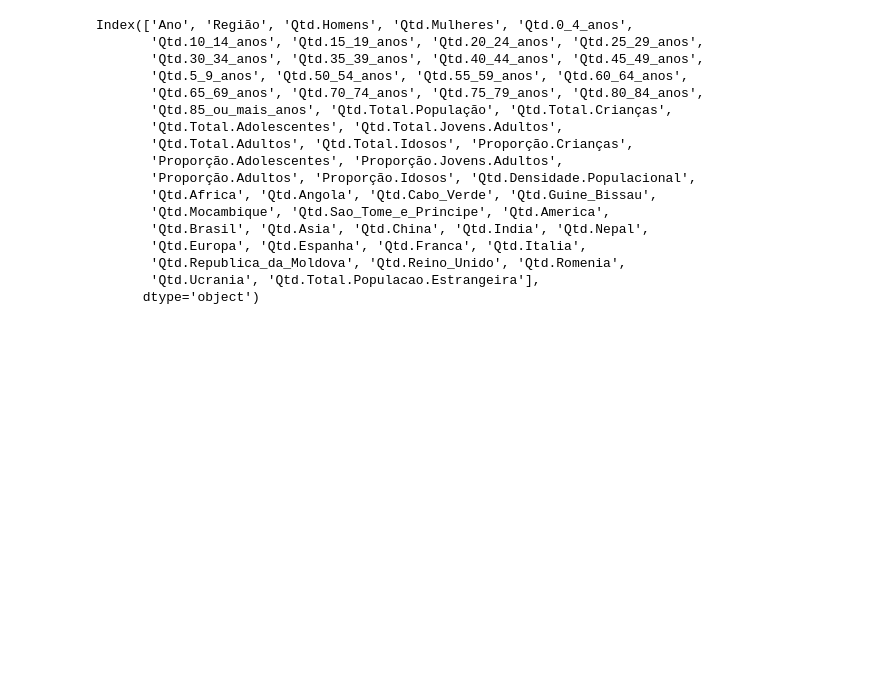
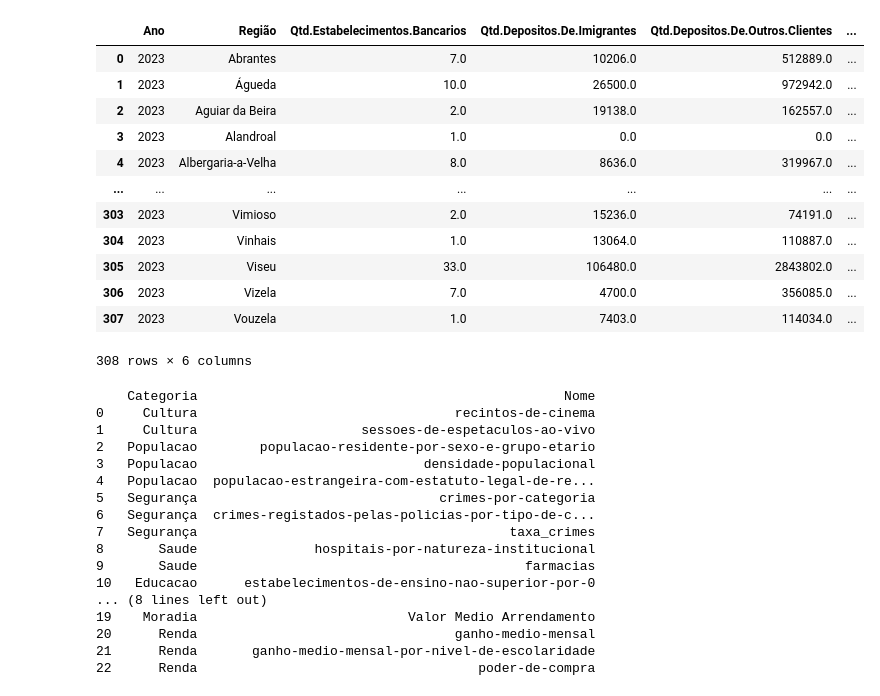
Before and after one commit to johnosd/MPAlugueisLisboa, a Jupyter notebook: src/PordataPt/PorData_Process.ipynb, the cells around one changed output. Cells and saved outputs as stored; diff of their text form; code cells hidden in the pictures; blank space fills up the shorter version.

Commit message:
add econ

```diff
--- a/src/PordataPt/PorData_Process.ipynb
+++ b/src/PordataPt/PorData_Process.ipynb
@@ -1239,20 +1225,61 @@ df_populacao = pd.merge(df_populacao_, df_populacao_estrangeira, on=['Ano', 'Reg
+# %%
+# Ecomonia
+
+df_econ_depositos = find_df_by_name(dfs,'depositos-de-clientes-nos-bancos-caixas-economicas-e')
+df_econ_bancos = find_df_by_name(dfs,'estabelecimentos-de-bancos-caixas-economicas-e-caixas')
+
+df_econ_bancos = df_econ_bancos.rename(columns={'Valor': 'Qtd.Estabelecimentos.Bancarios'})
+df_econ_bancos.drop(columns=['Âmbito Geográfico','07. Escala'],inplace=True)
+
+df_econ_depositos = df_econ_depositos.rename(
+    columns={
+        'De emigrantes': 'Qtd.Depositos.De.Imigrantes',
+        'De outros clientes':'Qtd.Depositos.De.Outros.Clientes',
+        'Total': 'Qtd.Total.Depositos'
+    }
+)
+
+df_economia = pd.merge(df_econ_bancos, df_econ_depositos, on=['Região'], how='left')
+df_economia.drop(columns=['Ano_y'],inplace=True)
+df_economia.rename(columns={'Ano_x':'Ano'},inplace=True)
+# %%
+df_economia
+# %% [output]
+|  | Ano | Região | Qtd.Estabelecimentos.Bancarios | Qtd.Depositos.De.Imigrantes | Qtd.Depositos.De.Outros.Clientes | ... |
+| 0 | 2023 | Abrantes | 7.0 | 10206.0 | 512889.0 | ... |
+| 1 | 2023 | Águeda | 10.0 | 26500.0 | 972942.0 | ... |
+| 2 | 2023 | Aguiar da Beira | 2.0 | 19138.0 | 162557.0 | ... |
+| 3 | 2023 | Alandroal | 1.0 | 0.0 | 0.0 | ... |
+| 4 | 2023 | Albergaria-a-Velha | 8.0 | 8636.0 | 319967.0 | ... |
+| ... | ... | ... | ... | ... | ... | ... |
+| 303 | 2023 | Vimioso | 2.0 | 15236.0 | 74191.0 | ... |
+| 304 | 2023 | Vinhais | 1.0 | 13064.0 | 110887.0 | ... |
+| 305 | 2023 | Viseu | 33.0 | 106480.0 | 2843802.0 | ... |
+| 306 | 2023 | Vizela | 7.0 | 4700.0 | 356085.0 | ... |
+| 307 | 2023 | Vouzela | 1.0 | 7403.0 | 114034.0 | ... |
+308 rows × 6 columns
 # %%
-df_populacao.columns
+df_lista = pd.DataFrame([
+    {'Categoria': item['Categoria'], 'Nome': item['df_name']}
+    for item in dfs
+])
+
+print(df_lista)
 # %% [output]
-Index(['Ano', 'Região', 'Qtd.Homens', 'Qtd.Mulheres', 'Qtd.0_4_anos',
-       'Qtd.10_14_anos', 'Qtd.15_19_anos', 'Qtd.20_24_anos', 'Qtd.25_29_anos',
-       'Qtd.30_34_anos', 'Qtd.35_39_anos', 'Qtd.40_44_anos', 'Qtd.45_49_anos',
-       'Qtd.5_9_anos', 'Qtd.50_54_anos', 'Qtd.55_59_anos', 'Qtd.60_64_anos',
-       'Qtd.65_69_anos', 'Qtd.70_74_anos', 'Qtd.75_79_anos', 'Qtd.80_84_anos',
-       'Qtd.85_ou_mais_anos', 'Qtd.Total.População', 'Qtd.Total.Crianças',
-       'Qtd.Total.Adolescentes', 'Qtd.Total.Jovens.Adultos',
-       'Qtd.Total.Adultos', 'Qtd.Total.Idosos', 'Proporção.Crianças',
-       'Proporção.Adolescentes', 'Proporção.Jovens.Adultos',
-       'Proporção.Adultos', 'Proporção.Idosos', 'Qtd.Densidade.Populacional',
-       'Qtd.Africa', 'Qtd.Angola', 'Qtd.Cabo_Verde', 'Qtd.Guine_Bissau',
-       'Qtd.Mocambique', 'Qtd.Sao_Tome_e_Principe', 'Qtd.America',
-       'Qtd.Brasil', 'Qtd.Asia', 'Qtd.China', 'Qtd.India', 'Qtd.Nepal',
-       'Qtd.Europa', 'Qtd.Espanha', 'Qtd.Franca', 'Qtd.Italia',
-       'Qtd.Republica_da_Moldova', 'Qtd.Reino_Unido', 'Qtd.Romenia',
-       'Qtd.Ucrania', 'Qtd.Total.Populacao.Estrangeira'],
-      dtype='object')
+    Categoria                                               Nome
+0     Cultura                                 recintos-de-cinema
+1     Cultura                     sessoes-de-espetaculos-ao-vivo
+2   Populacao        populacao-residente-por-sexo-e-grupo-etario
+3   Populacao                             densidade-populacional
+4   Populacao  populacao-estrangeira-com-estatuto-legal-de-re...
+5   Segurança                               crimes-por-categoria
+6   Segurança  crimes-registados-pelas-policias-por-tipo-de-c...
+7   Segurança                                        taxa_crimes
+8       Saude               hospitais-por-natureza-institucional
+9       Saude                                          farmacias
+10   Educacao      estabelecimentos-de-ensino-nao-superior-por-0
+... (8 lines left out)
+19    Moradia                           Valor Medio Arrendamento
+20      Renda                                 ganho-medio-mensal
+21      Renda       ganho-medio-mensal-por-nivel-de-escolaridade
+22      Renda                                    poder-de-compra
```
Also changed, not shown: parts of 7 cells of this notebook.
